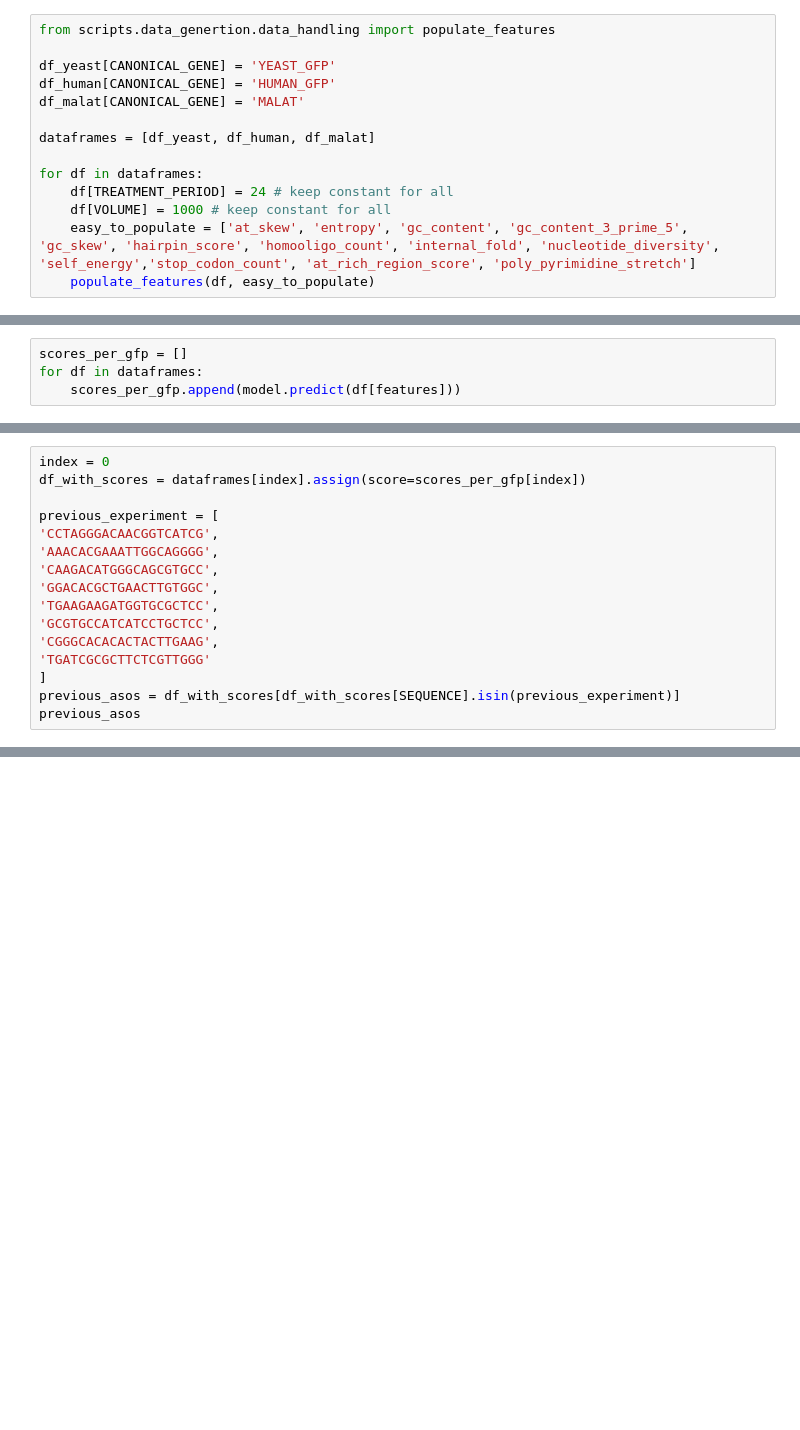
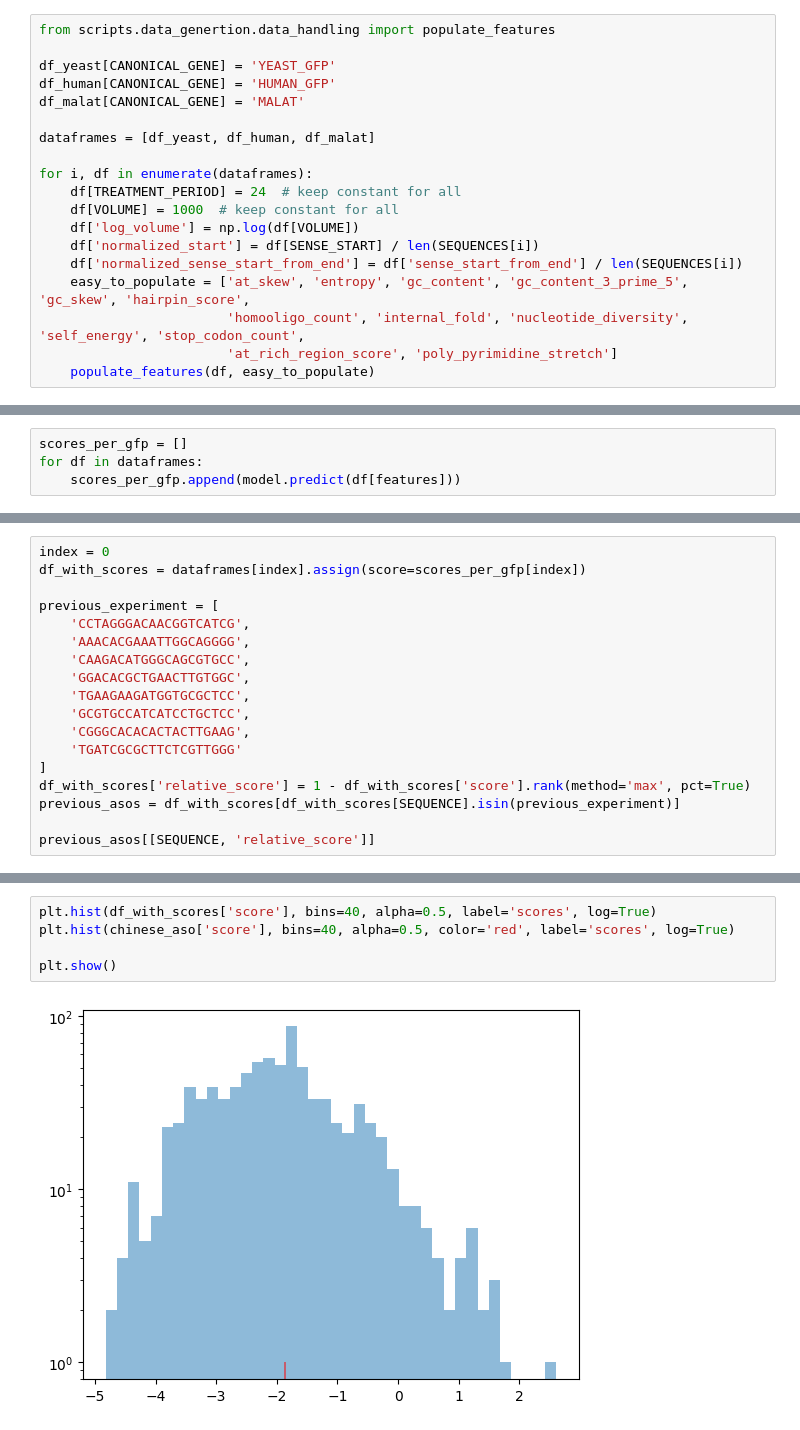
Before and after one commit to RedPenguin100/ASOdesign, a Jupyter notebook: scripts/Model1.ipynb, the cells around one changed output, grey strips where cells are left out. Drawn from its saved outputs; the diff is of its cells as text; blank space fills up the shorter version.

```diff
--- a/scripts/Model1.ipynb
+++ b/scripts/Model1.ipynb
@@ -443,10 +561,15 @@ df_malat[CANONICAL_GENE] = 'MALAT'
 
 dataframes = [df_yeast, df_human, df_malat]
 
-for df in dataframes:
-    df[TREATMENT_PERIOD] = 24 # keep constant for all
-    df[VOLUME] = 1000 # keep constant for all
-    easy_to_populate = ['at_skew', 'entropy', 'gc_content', 'gc_content_3_prime_5', 'gc_skew', 'hairpin_score', 'homooligo_count', 'internal_fold', 'nucleotide_diversity', 'self_energy','stop_codon_count', 'at_rich_region_score', 'poly_pyrimidine_stretch']
+for i, df in enumerate(dataframes):
+    df[TREATMENT_PERIOD] = 24  # keep constant for all
+    df[VOLUME] = 1000  # keep constant for all
+    df['log_volume'] = np.log(df[VOLUME])
+    df['normalized_start'] = df[SENSE_START] / len(SEQUENCES[i])
+    df['normalized_sense_start_from_end'] = df['sense_start_from_end'] / len(SEQUENCES[i])
+    easy_to_populate = ['at_skew', 'entropy', 'gc_content', 'gc_content_3_prime_5', 'gc_skew', 'hairpin_score',
+                        'homooligo_count', 'internal_fold', 'nucleotide_diversity', 'self_energy', 'stop_codon_count',
+                        'at_rich_region_score', 'poly_pyrimidine_stretch']
     populate_features(df, easy_to_populate)
 # %%
 %reload_ext autoreload
@@ -546,14 +705,16 @@ index = 0
 df_with_scores = dataframes[index].assign(score=scores_per_gfp[index])
 
 previous_experiment = [
-'CCTAGGGACAACGGTCATCG',
-'AAACACGAAATTGGCAGGGG',
-'CAAGACATGGGCAGCGTGCC',
-'GGACACGCTGAACTTGTGGC',
-'TGAAGAAGATGGTGCGCTCC',
-'GCGTGCCATCATCCTGCTCC',
-'CGGGCACACACTACTTGAAG',
-'TGATCGCGCTTCTCGTTGGG'
+    'CCTAGGGACAACGGTCATCG',
+    'AAACACGAAATTGGCAGGGG',
+    'CAAGACATGGGCAGCGTGCC',
+    'GGACACGCTGAACTTGTGGC',
+    'TGAAGAAGATGGTGCGCTCC',
+    'GCGTGCCATCATCCTGCTCC',
+    'CGGGCACACACTACTTGAAG',
+    'TGATCGCGCTTCTCGTTGGG'
 ]
+df_with_scores['relative_score'] = 1 - df_with_scores['score'].rank(method='max', pct=True)
 previous_asos = df_with_scores[df_with_scores[SEQUENCE].isin(previous_experiment)]
-previous_asos
+
+previous_asos[[SEQUENCE, 'relative_score']]
@@ -565,0 +733,7 @@ len(df_with_scores[df_with_scores['score'] > chinese_score]) / len(df_with_score
+# %%
+plt.hist(df_with_scores['score'], bins=40, alpha=0.5, label='scores', log=True)
+plt.hist(chinese_aso['score'], bins=40, alpha=0.5, color='red', label='scores', log=True)
+
+plt.show()
+# %% [output]
+[figure, added]
```
Also changed, not shown: parts of 28 cells of this notebook, 7 other files.
